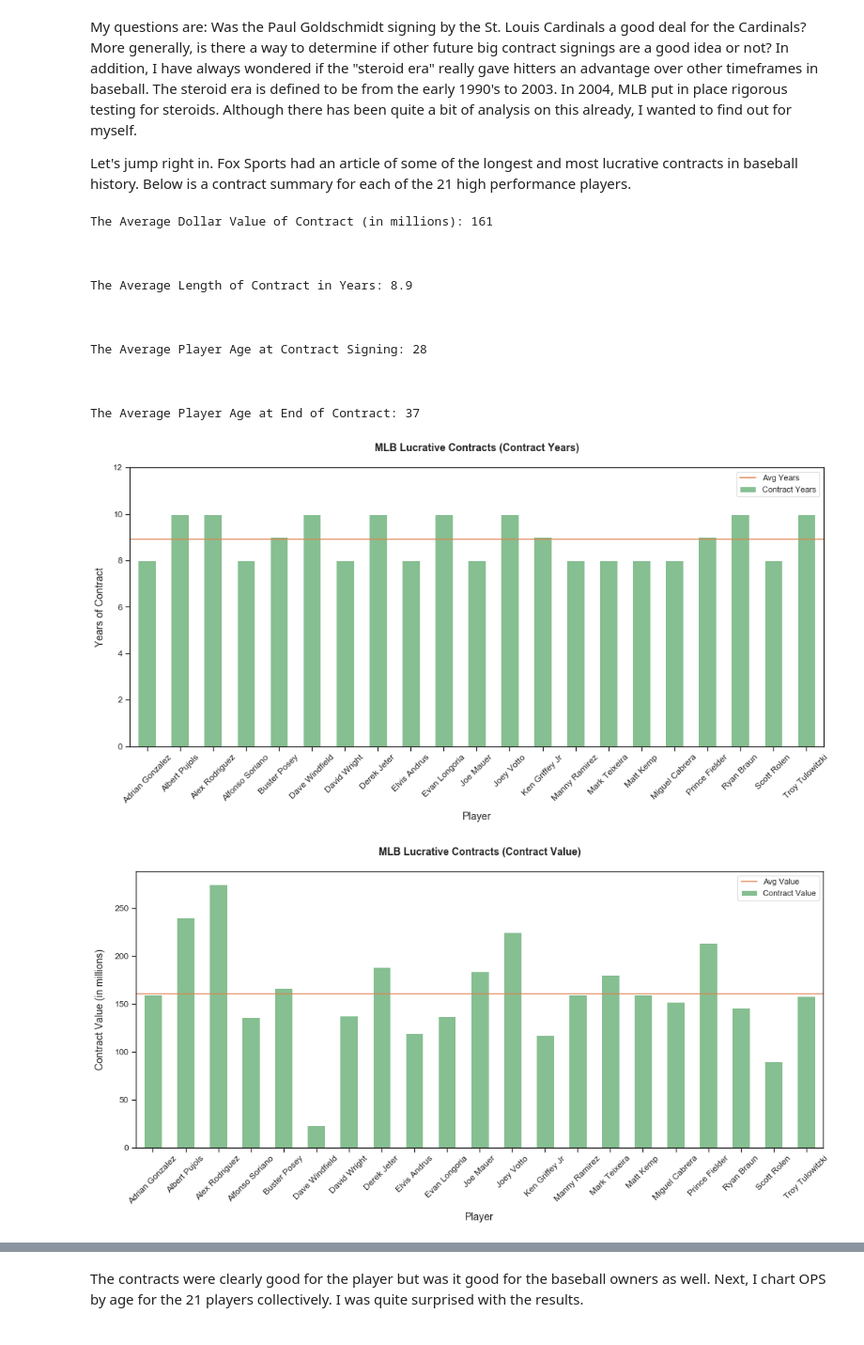
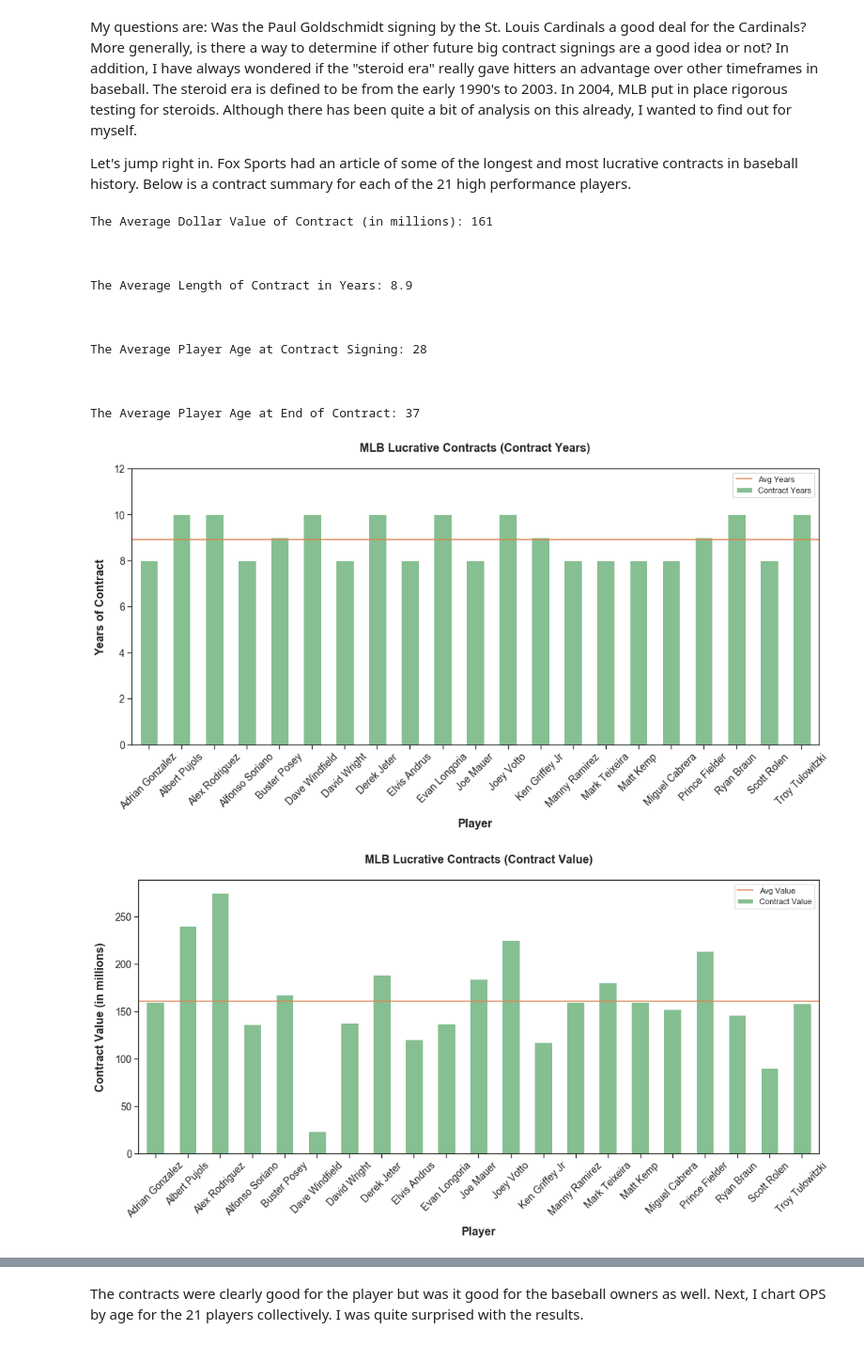
Before and after one commit to paulscheibal/SBDataScienceCert, a Jupyter notebook: CapstoneP1/Discovery/DataStory.ipynb, the cells around one changed output, grey strips where cells are left out. Shown at 94% size. Saved outputs shown, nothing was run; the diff lists cells and outputs as text; code cells hidden in the pictures.

Commit message:
edit plot title

```diff
--- a/CapstoneP1/Discovery/DataStory.ipynb
+++ b/CapstoneP1/Discovery/DataStory.ipynb
@@ -93,13 +93,13 @@ print('\n\n')
 dfplot = dfbig[['playername2','ConNumYears','ConDollars']].sort_values('playername2')
 dfplot.columns = ['playername2','Contract Years','Contract Value']
 ax = dfplot.plot(kind='bar',x='playername2',y='Contract Years', color='#86bf91',width=0.55,figsize=(FSHZ,7))
-ax.set_title('MLB Lucrative Contracts (Contract Years)\n', weight='bold', size=14)
-ax.set_xlabel("Player", labelpad=10, size=14)
-ax.set_ylabel("Years of Contract", labelpad=10, size=14)
+ax.set_title('MLB Lucrative Contracts (Contract Years)\n', weight='bold', size=16)
+ax.set_xlabel("Player", labelpad=10, weight='bold',size=16)
+ax.set_ylabel("Years of Contract", labelpad=10,weight='bold', size=16)
 for tick in ax.get_xticklabels():
-    tick.set_fontsize(12)
+    tick.set_fontsize(14)
 for tick in ax.get_yticklabels():
-    tick.set_fontsize(12)
+    tick.set_fontsize(14)
 plt.yticks(np.arange(0,14,2))
 plt.xticks(rotation=45)
 plb.axhline(dfplot['Contract Years'].mean(),c='C1',label='Avg Years')
@@ -113,48 +113,48 @@ print('\n\n')
 dfplot = dfbig[['playername2','ConNumYears','ConDollars']].sort_values('playername2')
 dfplot.columns = ['playername2','Contract Years','Contract Value']
 ax = dfplot.plot(kind='bar',x='playername2',y='Contract Value', color='#86bf91',width=0.55,figsize=(FSHZ,7))
-ax.set_title('MLB Lucrative Contracts (Contract Value)\n', weight='bold', size=14)
-ax.set_xlabel("Player", labelpad=10, size=14)
-ax.set_ylabel("Contract Value (in millions)", labelpad=12, size=14)
+ax.set_title('MLB Lucrative Contracts (Contract Value)\n', weight='bold', size=16)
+ax.set_xlabel("Player", labelpad=10,weight='bold', size=16)
+ax.set_ylabel("Contract Value (in millions)", labelpad=12,weight='bold', size=16)
 for tick in ax.get_xticklabels():
-    tick.set_fontsize(12)
+    tick.set_fontsize(14)
 for tick in ax.get_yticklabels():
-    tick.set_fontsize(12)
+    tick.set_fontsize(14)
 plt.xticks(rotation=45)
 plb.axhline(dfplot['Contract Value'].mean(),c='C1',label='Avg Value')
 plt.legend()
 plt.show()
 print('\n\n')
 
 #
 # plot contract starting age, ending age and years in league after contract ends
 #
 dfplot = dfbig[['playername2','DebutAge','ConAgeStart','ConAgeEnd']].sort_values('playername2')
 dfplot.columns = ['playername2','Debut Age','Contract Start Age','Contract End Age']
 ax = dfplot.plot(kind='bar',x='playername2',y=['Debut Age','Contract Start Age','Contract End Age'], color=['#66aa99','#ff9999','#66b3ff'],width=0.55,figsize=(FSHZ,7))
-ax.set_title('MLB Lucrative Contracts Age Stats\n', weight='bold', size=14)
-ax.set_xlabel("Player", labelpad=10,size=14)
-ax.set_ylabel("Age", labelpad=12, size=14)
+ax.set_title('MLB Lucrative Contracts Age Stats\n', weight='bold', size=16)
+ax.set_xlabel("Player", labelpad=10,weight='bold',size=16)
+ax.set_ylabel("Age", labelpad=12,weight='bold', size=16)
 for tick in ax.get_xticklabels():
-    tick.set_fontsize(12)
+    tick.set_fontsize(14)
 for tick in ax.get_yticklabels():
-    tick.set_fontsize(12)
+    tick.set_fontsize(14)
 plt.xticks(rotation=45)
 plt.show()
 print('\n\n')
 # %% [output]
 The Average Dollar Value of Contract (in millions): 161
 
 
 
 The Average Length of Contract in Years: 8.9
 
 
 
 The Average Player Age at Contract Signing: 28
 
 
 
 The Average Player Age at End of Contract: 37
-[figure, old version]
+[figure, new version]
-[figure, old version]
+[figure, new version]
```
Also changed, not shown: parts of 3 cells of this notebook.
